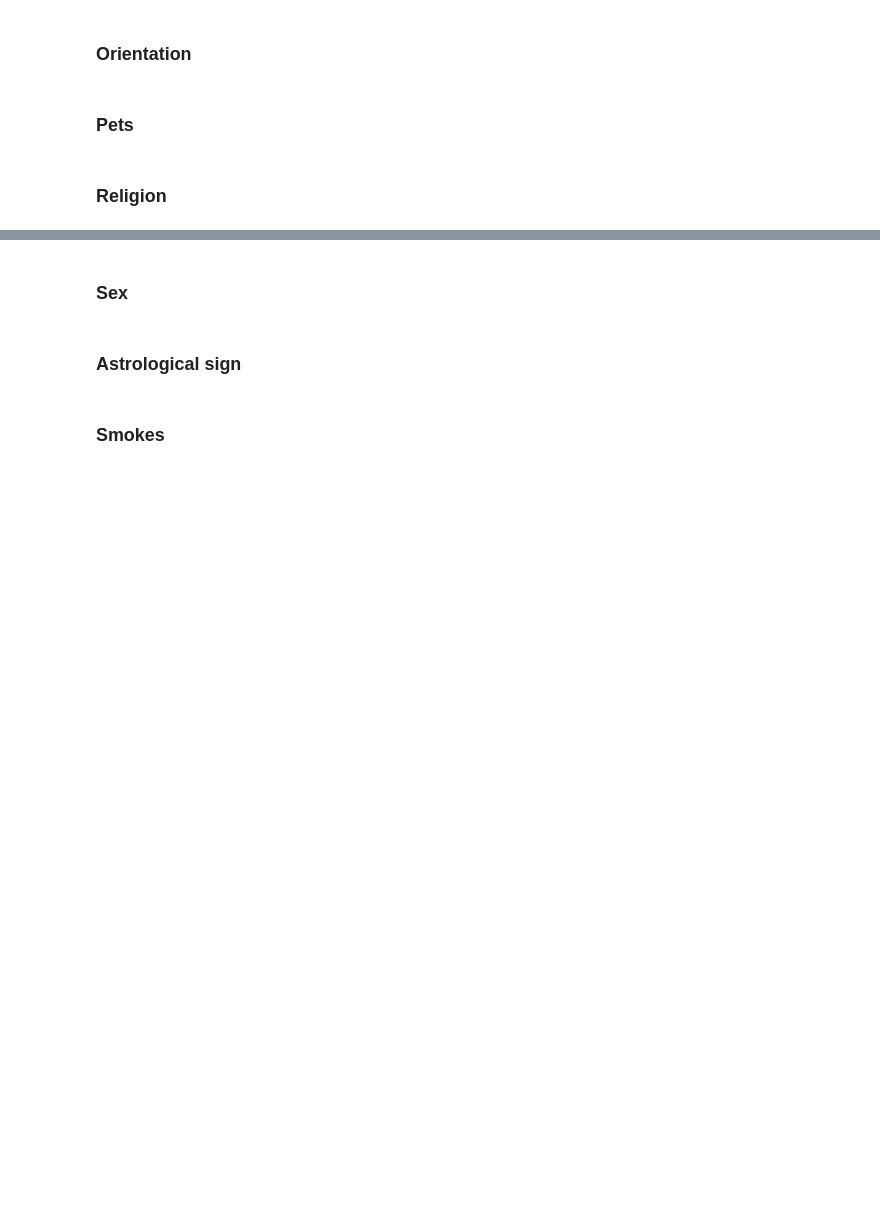
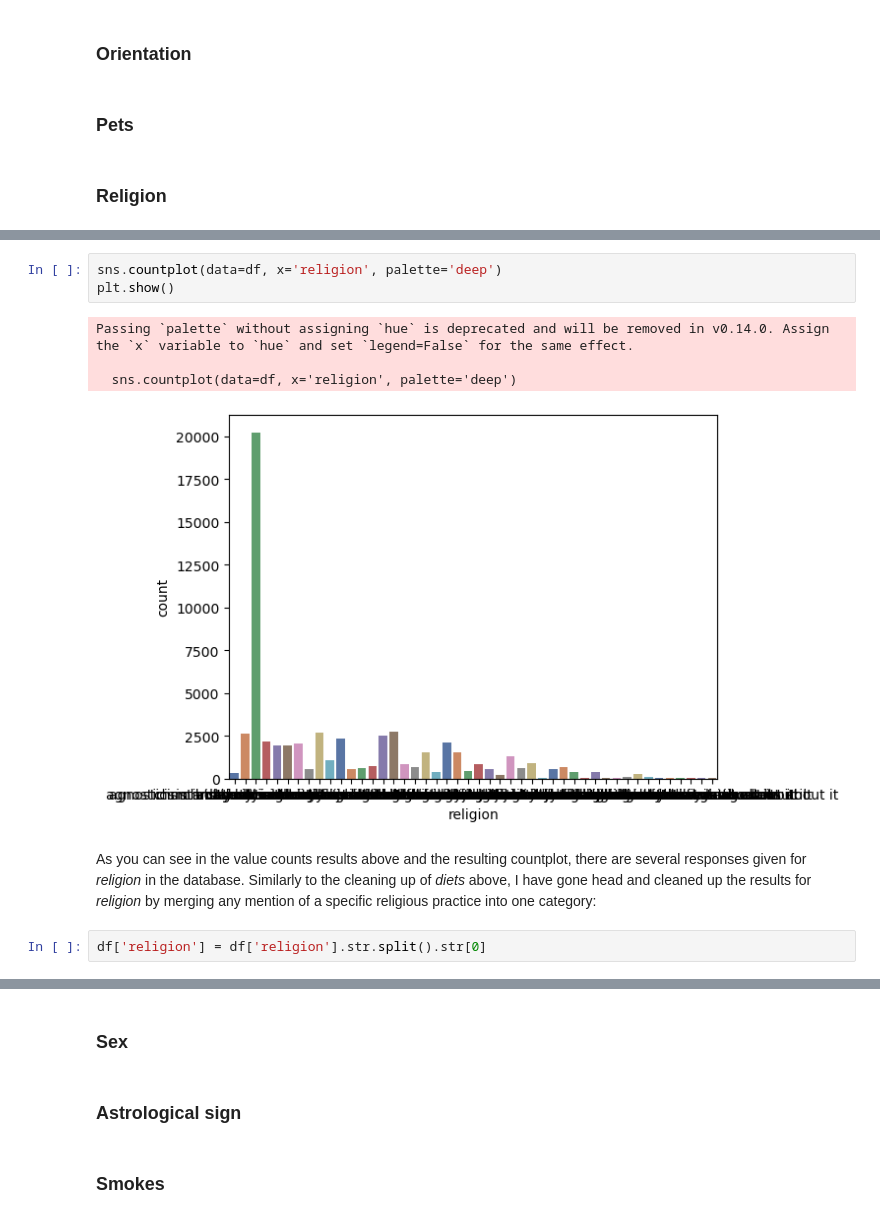
Before and after one commit to karoanton/nlp_data_science_course, a Jupyter notebook: OK-Cupid Date-A-Scientist/OKCupid-Date-A-Scientist-Starter/date-a-scientist.ipynb, the cells around one changed output, grey strips where cells are left out. Drawn from its saved outputs; the diff is of its cells as text; blank space fills up the shorter version.

```diff
--- a/OK-Cupid Date-A-Scientist/OKCupid-Date-A-Scientist-Starter/date-a-scientist.ipynb
+++ b/OK-Cupid Date-A-Scientist/OKCupid-Date-A-Scientist-Starter/date-a-scientist.ipynb
@@ -364,0 +397,12 @@ Name: count, Length: 218, dtype: int64
+# %%
+sns.countplot(data=df, x='religion', palette='deep')
+plt.show()
+# %% [output]
+Passing `palette` without assigning `hue` is deprecated and will be removed in v0.14.0. Assign the `x` variable to `hue` and set `legend=False` for the same effect.
+
+  sns.countplot(data=df, x='religion', palette='deep')
+[figure, added]
+# %% [markdown]
+As you can see in the value counts results above and the resulting countplot, there are several responses given for *religion* in the database. Similarly to the cleaning up of *diets* above, I have gone head and cleaned up the results for *religion* by merging any mention of a specific religious practice into one category:
+# %%
+df['religion'] = df['religion'].str.split().str[0]
```
Also changed, not shown: parts of 34 cells of this notebook.
